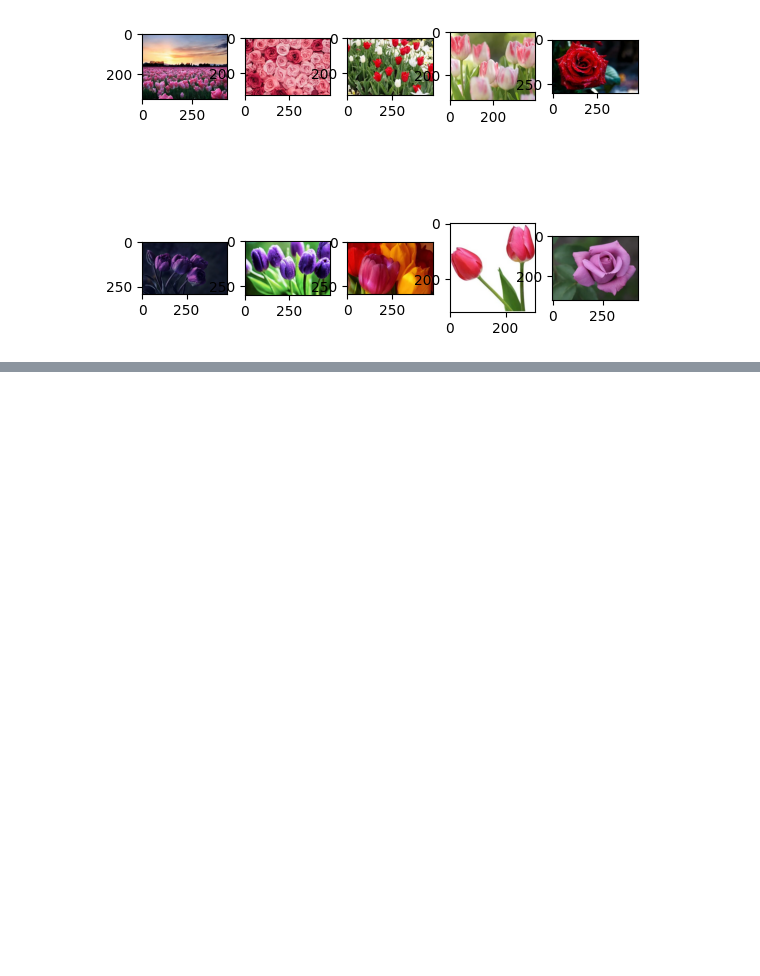
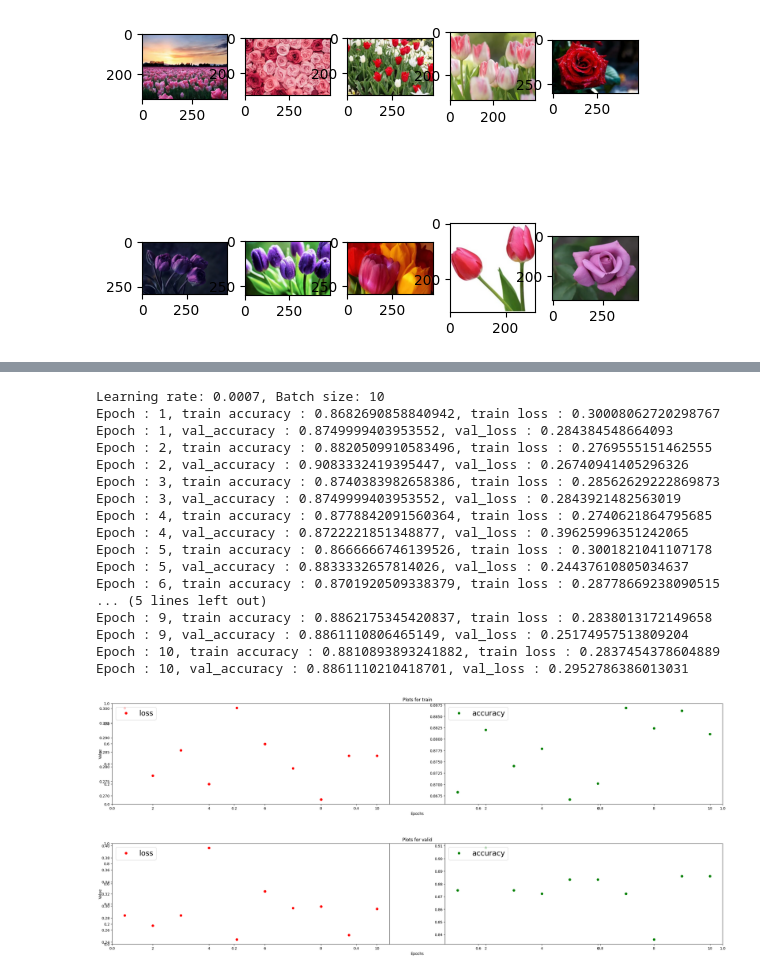
Before and after one commit to KsSoldatova/pp_lab5, a Jupyter notebook: lab5.ipynb, the cells around one changed output, grey strips where cells are left out. Drawn from its saved outputs; the diff is of its cells as text; code cells hidden in the pictures; blank space fills up the shorter version.

```diff
--- a/lab5.ipynb
+++ b/lab5.ipynb
@@ -214,0 +354,30 @@ val_loader = torch.utils.data.DataLoader(dataset = val_data, batch_size=10, shuf
+# %%
+print('Learning rate: 0.0007, Batch size: 10')
+
+optimizer = torch.optim.Adam(model.parameters(), lr=0.0007)
+
+train_loader = torch.utils.data.DataLoader(dataset = train_data, batch_size=10, shuffle=True )
+test_loader = torch.utils.data.DataLoader(dataset = test_data, batch_size=10, shuffle=True)
+val_loader = torch.utils.data.DataLoader(dataset = val_data, batch_size=10, shuffle=True)
+
+train_loop(train_loader, val_loader, epochs)
+# %% [output]
+Learning rate: 0.0007, Batch size: 10
+Epoch : 1, train accuracy : 0.8682690858840942, train loss : 0.30008062720298767
+Epoch : 1, val_accuracy : 0.8749999403953552, val_loss : 0.284384548664093
+Epoch : 2, train accuracy : 0.8820509910583496, train loss : 0.2769555151462555
+Epoch : 2, val_accuracy : 0.9083332419395447, val_loss : 0.26740941405296326
+Epoch : 3, train accuracy : 0.8740383982658386, train loss : 0.28562629222869873
+Epoch : 3, val_accuracy : 0.8749999403953552, val_loss : 0.2843921482563019
+Epoch : 4, train accuracy : 0.8778842091560364, train loss : 0.2740621864795685
+Epoch : 4, val_accuracy : 0.8722221851348877, val_loss : 0.39625996351242065
+Epoch : 5, train accuracy : 0.8666666746139526, train loss : 0.3001821041107178
+Epoch : 5, val_accuracy : 0.8833332657814026, val_loss : 0.24437610805034637
+Epoch : 6, train accuracy : 0.8701920509338379, train loss : 0.28778669238090515
+... (5 lines left out)
+Epoch : 9, train accuracy : 0.8862175345420837, train loss : 0.2838013172149658
+Epoch : 9, val_accuracy : 0.8861110806465149, val_loss : 0.25174957513809204
+Epoch : 10, train accuracy : 0.8810893893241882, train loss : 0.2837454378604889
+Epoch : 10, val_accuracy : 0.8861110210418701, val_loss : 0.2952786386013031
+[figure, added]
+[figure, added]
```
Also changed, not shown: parts of 8 cells of this notebook.
